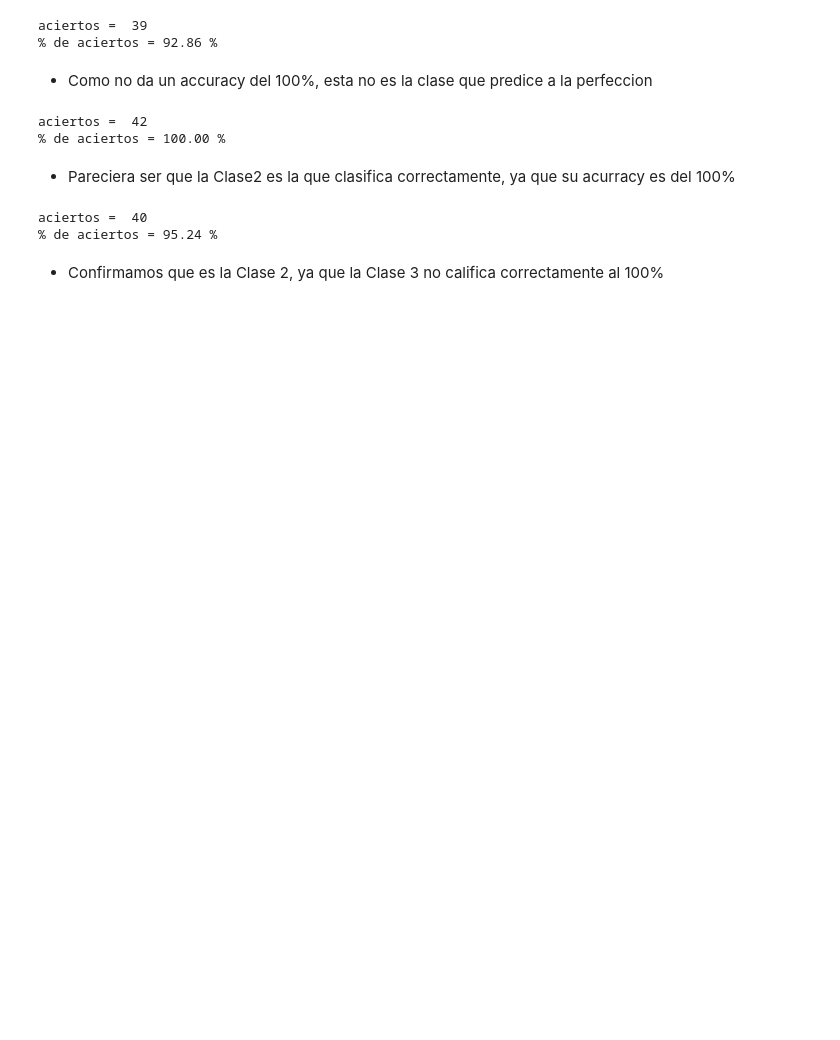
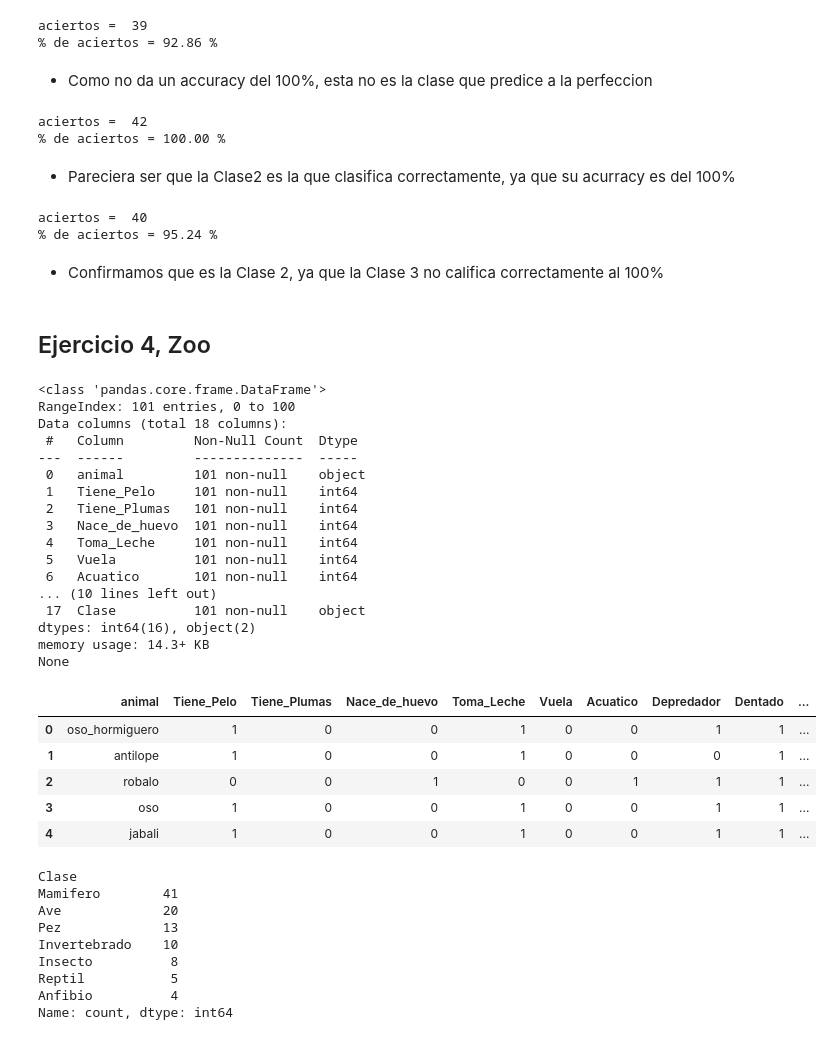
Before and after one commit to AndresMontesDeOca/Redes_Neuronales, a Jupyter notebook: Ejercicios.ipynb, the cells around one changed output. Cells and saved outputs as stored; diff of their text form; code cells hidden in the pictures; blank space fills up the shorter version.

```diff
--- a/Ejercicios.ipynb
+++ b/Ejercicios.ipynb
@@ -173,3 +174,43 @@ aciertos =  40
 % de aciertos = 95.24 %
 # %% [markdown]
 - Confirmamos que es la Clase 2, ya que la Clase 3 no califica correctamente al 100%
+# %% [markdown]
+## Ejercicio 4, Zoo
+# %%
+data = pd.read_csv(DATOS_DIR + 'Zoo.csv', encoding='latin1')
+print(data.info())
+display(data.head())
+print(data['Clase'].value_counts(dropna=False))
+# %% [output]
+<class 'pandas.core.frame.DataFrame'>
+RangeIndex: 101 entries, 0 to 100
+Data columns (total 18 columns):
+ #   Column         Non-Null Count  Dtype
+---  ------         --------------  -----
+ 0   animal         101 non-null    object
+ 1   Tiene_Pelo     101 non-null    int64
+ 2   Tiene_Plumas   101 non-null    int64
+ 3   Nace_de_huevo  101 non-null    int64
+ 4   Toma_Leche     101 non-null    int64
+ 5   Vuela          101 non-null    int64
+ 6   Acuatico       101 non-null    int64
+... (10 lines left out)
+ 17  Clase          101 non-null    object
+dtypes: int64(16), object(2)
+memory usage: 14.3+ KB
+None
+|  | animal | Tiene_Pelo | Tiene_Plumas | Nace_de_huevo | Toma_Leche | Vuela | Acuatico | Depredador | Dentado | ... |
+| 0 | oso_hormiguero | 1 | 0 | 0 | 1 | 0 | 0 | 1 | 1 | ... |
+| 1 | antilope | 1 | 0 | 0 | 1 | 0 | 0 | 0 | 1 | ... |
+| 2 | robalo | 0 | 0 | 1 | 0 | 0 | 1 | 1 | 1 | ... |
+| 3 | oso | 1 | 0 | 0 | 1 | 0 | 0 | 1 | 1 | ... |
+| 4 | jabali | 1 | 0 | 0 | 1 | 0 | 0 | 1 | 1 | ... |
+Clase
+Mamifero        41
+Ave             20
+Pez             13
+Invertebrado    10
+Insecto          8
+Reptil           5
+Anfibio          4
+Name: count, dtype: int64
```
Also changed, not shown: parts of 4 cells of this notebook.
